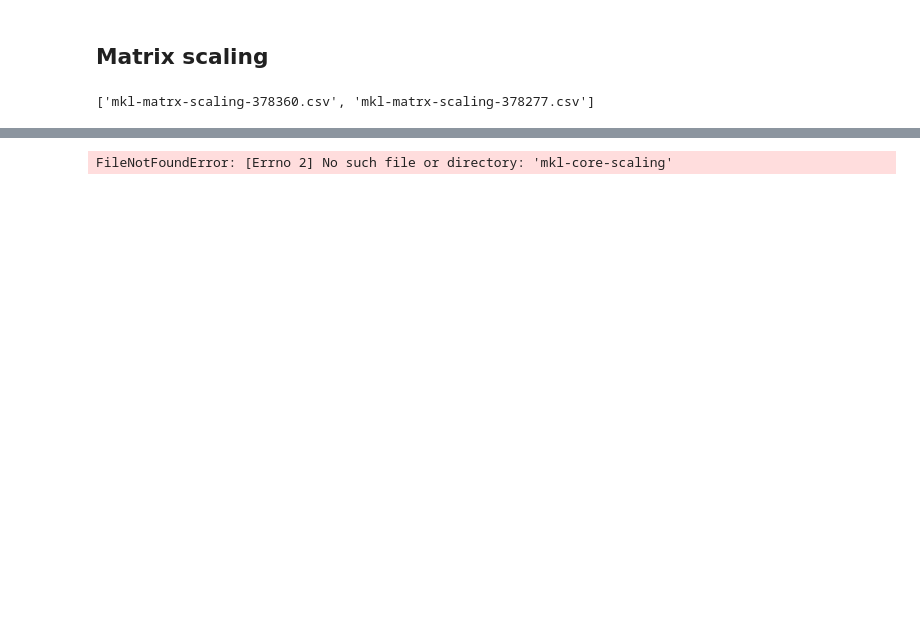
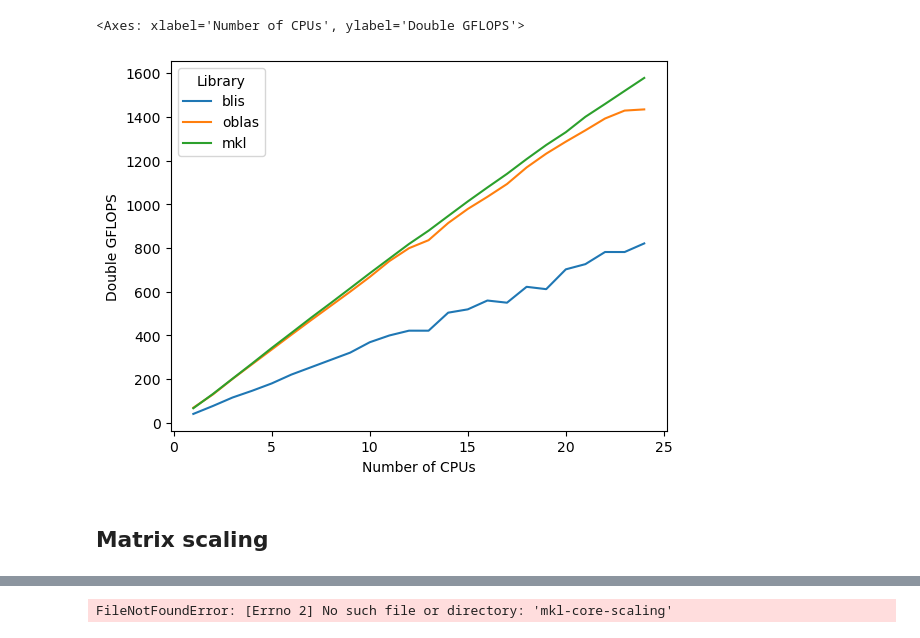
Before and after one commit to pettepiero/Foundations_of_HPC_2022, a Jupyter notebook: Assignment/exercise2/graphs.ipynb, the cells around one changed output, grey strips where cells are left out. Drawn from its saved outputs; the diff is of its cells as text; code cells hidden in the pictures; blank space fills up the shorter version.

```diff
--- a/Assignment/exercise2/graphs.ipynb
+++ b/Assignment/exercise2/graphs.ipynb
@@ -54,2 +230,13 @@ def delete_old_csv():
+# %%
+sns.lineplot(
+    x="Number of CPUs",
+    y="Double GFLOPS",
+    data=full_core_scaling_df,
+    hue="Library",
+    errorbar=None,
+)
+# %% [output]
+<Axes: xlabel='Number of CPUs', ylabel='Double GFLOPS'>
+[figure, added]
 # %% [markdown]
 ## Matrix scaling
@@ -64,4 +242,0 @@ def get_files_lib(lib, folder):
-# %%
-print(get_files_lib("mkl", "outputs/matrix_scaling"))
-# %% [output]
-['mkl-matrx-scaling-378360.csv', 'mkl-matrx-scaling-378277.csv']
```
Also changed, not shown: parts of 25 cells of this notebook.
